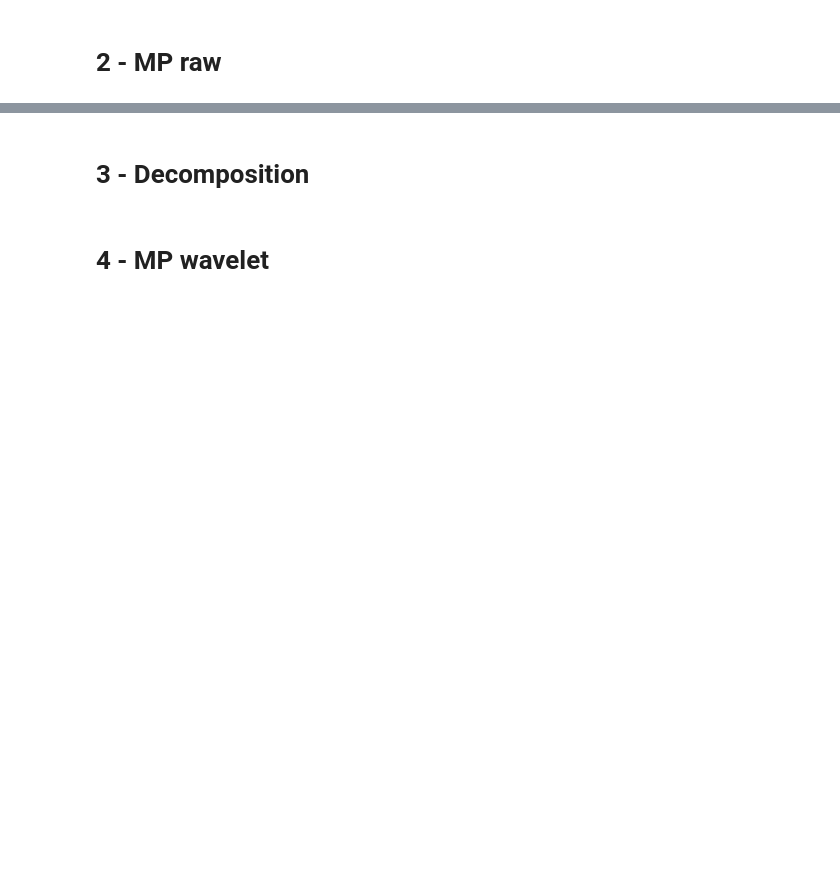
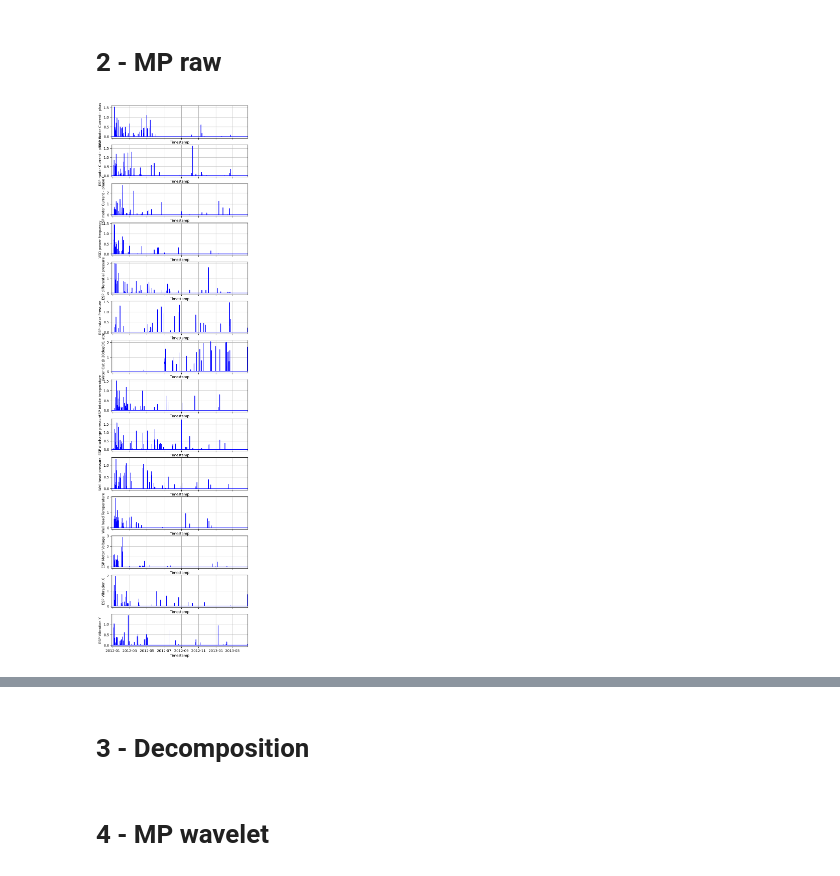
Before and after one commit to Lopes941/PyFADe, a Jupyter notebook: notebooks/wavelet_MP_onsignals.ipynb, the cells around one changed output, grey strips where cells are left out. Drawn from its saved outputs; the diff is of its cells as text; code cells hidden in the pictures; blank space fills up the shorter version.

```diff
--- a/notebooks/wavelet_MP_onsignals.ipynb
+++ b/notebooks/wavelet_MP_onsignals.ipynb
@@ -9,7 +90,7 @@ import pyfade
 # %%
-PUMP = 'A-24 1'
-SOURCE = 'C:/Users/Heitor/Documents/PosDoc/code/EPIC/Dados/merged_data.csv'
-# EXAMPLE_SIGNAL = 'ESP discharge pressure'
+WELL = 'B-18 2'
+SOURCE = 'C:/Users/Heitor/Documents/Pesquisa/PosDoc/code/EPIC/Dados/merged_data.csv'
+# EXAMPLE_SIGNAL = 'ESP motor temperature'
 EXAMPLE_SIGNAL = None
 # %%
 IGNORE_START = True
@@ -18,8 +99,8 @@ SUB_SIZE = 1*24
 
 USE_CUDA = True
 LEFT_ONLY=True
-SKIP_START=SUB_SIZE*5
-QUANTILE = 0.75
+SKIP_START=SUB_SIZE*14
+QUANTILE = 0.8
 
 MP_PARAMS = {
     'use_cuda': USE_CUDA,
@@ -31,13 +112,18 @@ MP_PARAMS = {
 
 
 LEVELS = 5
-DIMENSION = 4
-WAVELET = 'db2'
+DIMENSION = 1
+WAVELET = 'db4'
+TYPE_ANAL = 'denoise'
+DENOISE_THRESHOLD = 0.2
+
 
 WAVELET_PARAMS = {
     'wavelet_total_level': LEVELS,
     'wavelet_aggregate_level': DIMENSION,
-    'wavelet_type': WAVELET
+    'wavelet_analysis_type': TYPE_ANAL,
+    'wavelet_type': WAVELET,
+    'wavelet_denoise_threshold': DENOISE_THRESHOLD,
 }
 # %% [markdown]
 # 1 - Reading Signal
@@ -45,7 +131,7 @@ WAVELET_PARAMS = {
 # Load well data
 if 'well_data' not in locals():
     data_full = pyfade.load_data(SOURCE)
-    well_data = pyfade.get_well_data(data_full, PUMP, only_numerical=True, remove_ints=True, drop_na=True, drop_features = True)
+    well_data = pyfade.get_well_data(data_full, WELL, only_numerical=True, remove_ints=True, drop_na=True, drop_features = True)
 
 shutdowns_all = pyfade.get_shutdowns(well_data)
 # %%
@@ -60,17 +161,22 @@ else:
 # %%
 builder = pyfade.DataFrameBuilder(sub_data)
 dataset = builder.set_extrapolation(pyfade.Extrapolation.CONSTANT)\
             .set_interpolation(pyfade.Interpolation.LINEAR)\
             .set_filter(pyfade.FilterType.BUTTER_LOW,4,1/12)\
             .build()
 
 w_builder = pyfade.WindowBuilder(dataset)
 window = w_builder.set_window_size(SUB_SIZE).build()
 
 group_builder = pyfade.FeatureGroupBuilder(pyfade.FeatureGroups.MatrixProfile, window)
 group_builder.set_parameters(MP_PARAMS)
 group_builder.build()
 
 
-fig,axs = dataset.plot(height=2,width=7);
-window.plot_feature(pyfade.Features.MatProfileVal,fig=fig,axs=axs);
+# fig,axs = dataset.plot(height=2,width=7);
+
+# lims = pd.to_datetime(['2019-04-01','2020-04-08'])
+lims = None
+fig, axs = window.plot_feature(pyfade.Features.MatProfileVal,xlimits=lims,height=2,width=7);
+# %% [output]
+[figure, added]
```
Also changed, not shown: parts of 16 cells of this notebook, 15 other files.
